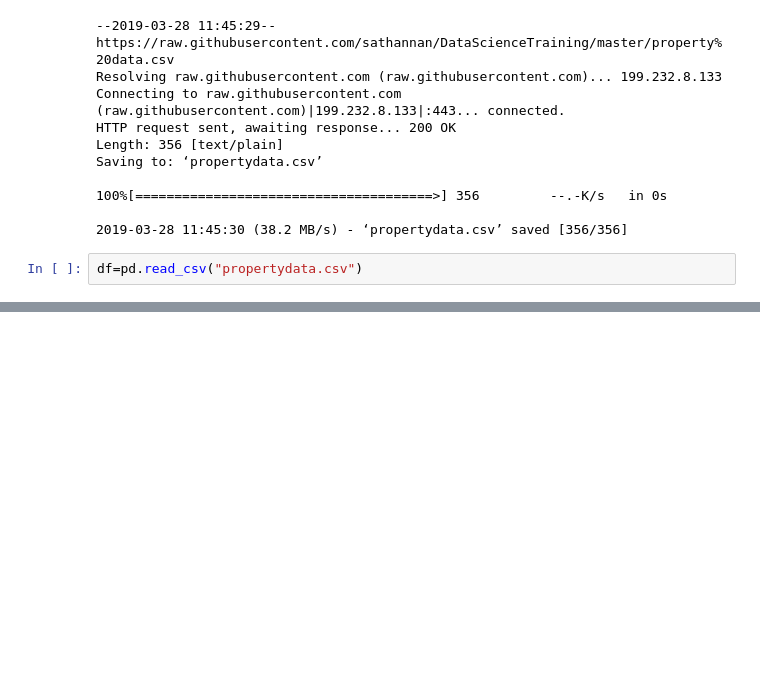
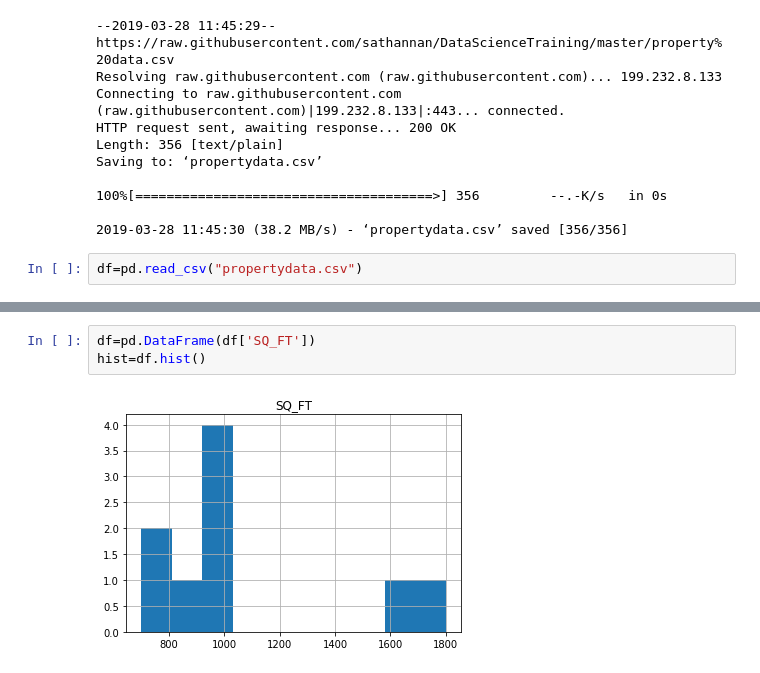
Before and after one commit to Vinitpad/Data-Science, a Jupyter notebook: Data Cleaning.ipynb, the cells around one changed output, grey strips where cells are left out. Drawn from its saved outputs; the diff is of its cells as text; blank space fills up the shorter version.

```diff
--- a/Data Cleaning.ipynb
+++ b/Data Cleaning.ipynb
@@ -132,0 +201,5 @@ df=pd.read_csv("propertydata.csv")
+# %%
+df=pd.DataFrame(df['SQ_FT'])
+hist=df.hist()
+# %% [output]
+[figure, added]
```
Also changed, not shown: parts of 45 cells of this notebook.
